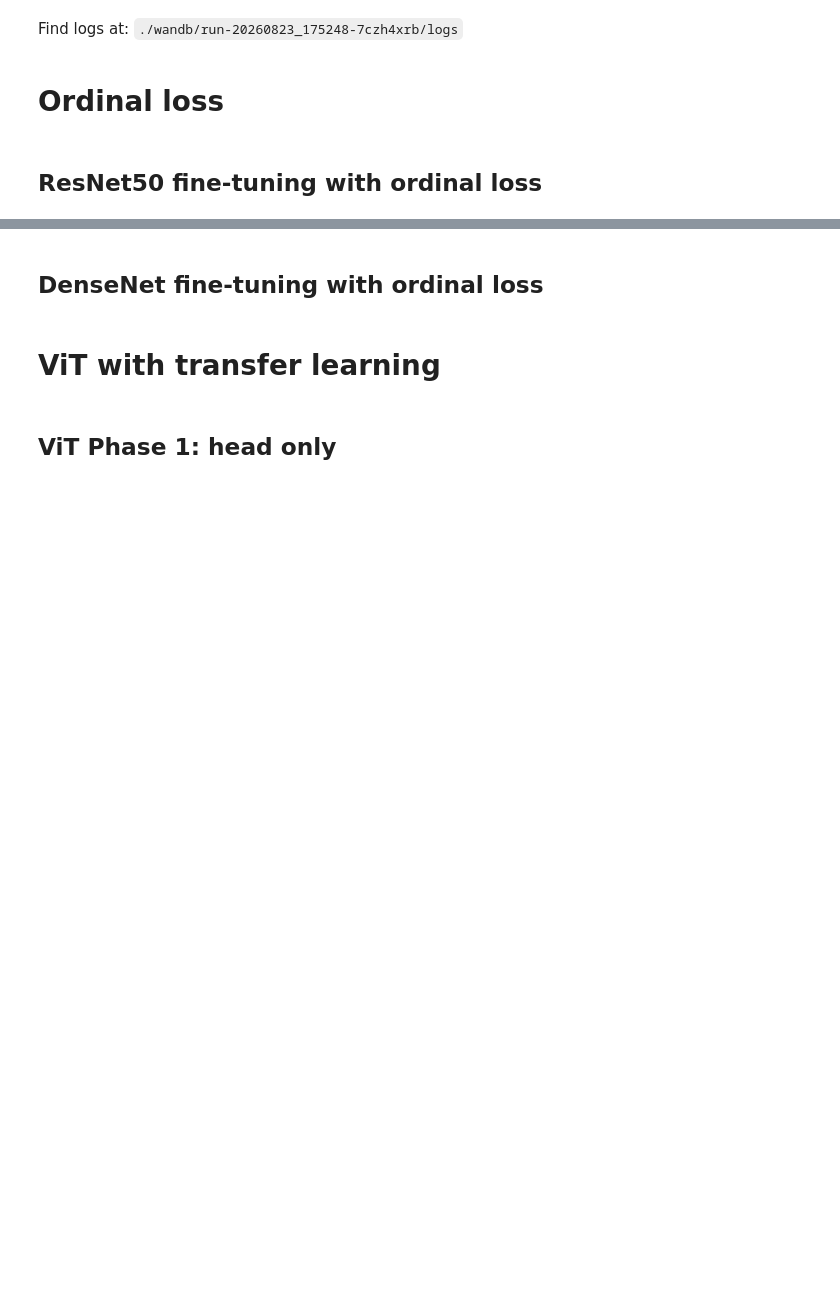
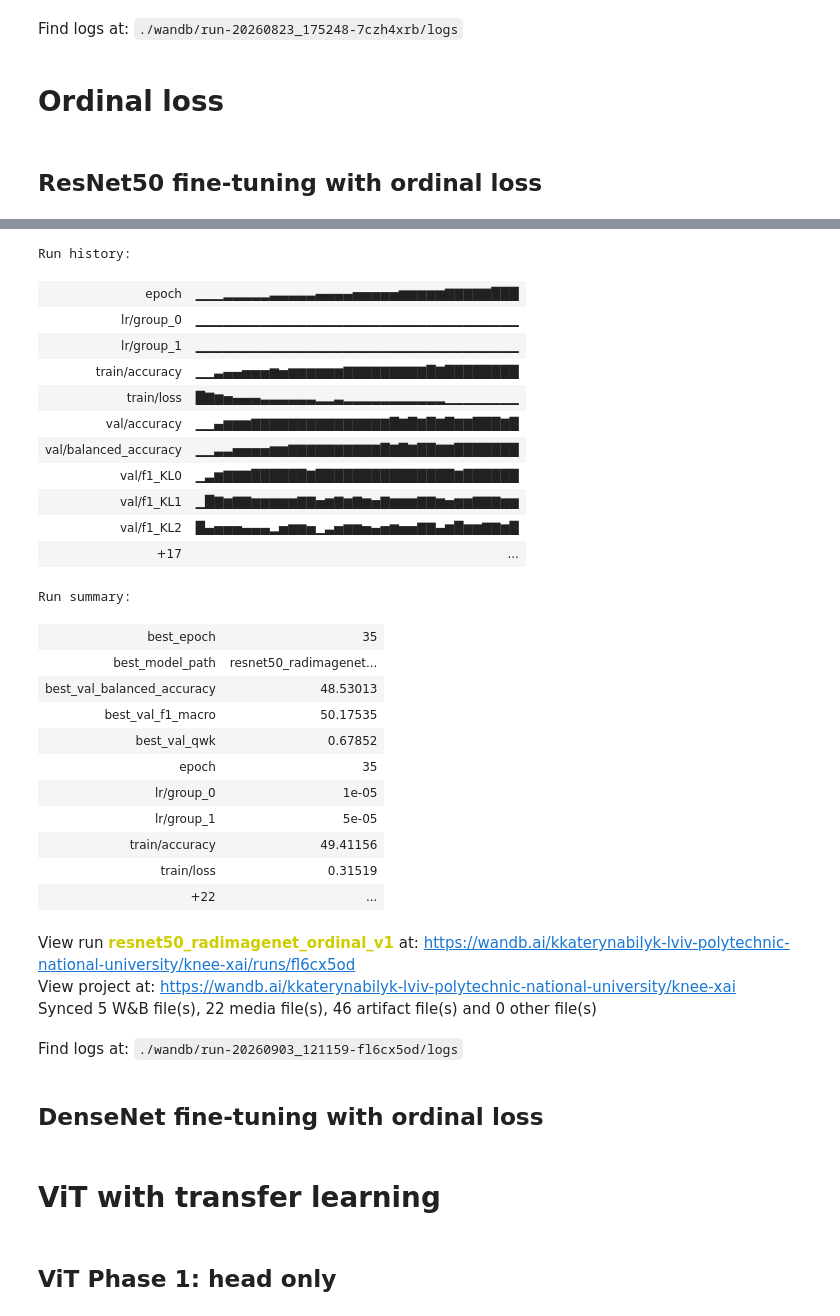
Before and after one commit to kubyllka/knee-osteoarthritis-xai, a Jupyter notebook: knee-osteoarthritis-anysis.ipynb, the cells around one changed output, grey strips where cells are left out. Saved outputs shown, nothing was run; the diff lists cells and outputs as text; code cells hidden in the pictures; blank space fills up the shorter version.

```diff
--- a/knee-osteoarthritis-anysis.ipynb
+++ b/knee-osteoarthritis-anysis.ipynb
@@ -3747,0 +4007,22 @@ resnet_ordinal_model, best_val_metrics = finalize_run_ordinal(
+# %%
+RUN_NAME = "resnet50_radimagenet_ordinal_v1"
+
+best_model_path = f"{RUN_NAME}_best.pth"
+# %%
+resnet_radimagenet_ordinal, best_val_f1, best_epoch, best_model_path = train_model_ordinal(
+    model=resnet_radimagenet_ordinal,
+    train_loader=train_loader,
+    val_loader=val_loader,
+    criterion=criterion_ordinal,
+    optimizer=optimizer_ordinal,
+    scheduler=scheduler_ordinal,
+    device=device,
+    config=config_resnet_radimagenet_ordinal,
+    run=run,
+    best_model_path=best_model_path,
+    early_stopping=EarlyStopping(
+            patience=6,
+            min_delta=0.001
+    ),
+    num_classes=NUM_CLASSES
+)
@@ -3747,0 +4047,15 @@ resnet_ordinal_model, best_val_metrics = finalize_run_ordinal(
+# %%
+resnet_radimagenet_ordinal, best_val_metrics = finalize_run_ordinal(
+    model=resnet_radimagenet_ordinal,
+    val_loader=val_loader,
+    criterion=criterion_ordinal,
+    device=device,
+    config=config_resnet_radimagenet_ordinal,
+    run=run,
+    best_epoch=best_epoch,
+    best_val_f1=best_val_f1,
+    best_model_path=best_model_path,
+    artifact_name="resnet50_radimagenet_ordinal_v1",
+    num_classes=NUM_CLASSES
+)
+# %% [output]
@@ -3747,0 +4063,28 @@ resnet_ordinal_model, best_val_metrics = finalize_run_ordinal(
+Run history:
+| epoch | ▁▁▁▂▂▂▂▂▃▃▃▃▃▄▄▄▄▅▅▅▅▅▆▆▆▆▆▇▇▇▇▇███ |
+| lr/group_0 | ▁▁▁▁▁▁▁▁▁▁▁▁▁▁▁▁▁▁▁▁▁▁▁▁▁▁▁▁▁▁▁▁▁▁▁ |
+| lr/group_1 | ▁▁▁▁▁▁▁▁▁▁▁▁▁▁▁▁▁▁▁▁▁▁▁▁▁▁▁▁▁▁▁▁▁▁▁ |
+| train/accuracy | ▁▁▃▄▄▅▅▅▆▅▆▆▆▆▆▆▇▇▇▇▇▇▇▇▇█▇████████ |
+| train/loss | █▇▆▅▄▄▄▃▃▃▃▃▃▂▂▃▂▂▂▂▂▂▂▂▂▂▂▁▁▁▁▁▁▁▁ |
+| val/accuracy | ▁▁▄▆▆▆▇▇▇▇▇▇▇▇▇▇▇▇▇▇▇█▇█▇█▇█▇▇███▇█ |
+| val/balanced_accuracy | ▁▁▃▃▅▅▅▅▆▆▇▇▇▇▇▇▇▇▇▇█▇█▇██▇▇███████ |
+| val/f1_KL0 | ▁▃▆▇▇▇██████▇███████████████▇██████ |
+| val/f1_KL1 | ▁█▇▆▇▇▆▆▆▆▆▇▇▅▆▇▆▇▆▅▇▆▆▆▇▇▆▅▆▆▇▇▇▆▆ |
+| val/f1_KL2 | █▄▅▅▅▄▄▄▂▅▆▆▅▁▃▅▆▆▅▄▅▆▅▅▇▇▄▆█▆▆▇▇▆█ |
+| +17 | ... |
+Run summary:
+| best_epoch | 35 |
+| best_model_path | resnet50_radimagenet... |
+| best_val_balanced_accuracy | 48.53013 |
+| best_val_f1_macro | 50.17535 |
+| best_val_qwk | 0.67852 |
+| epoch | 35 |
+| lr/group_0 | 1e-05 |
+| lr/group_1 | 5e-05 |
+| train/accuracy | 49.41156 |
+| train/loss | 0.31519 |
+| +22 | ... |
+View run resnet50_radimagenet_ordinal_v1 at: https://wandb.ai/kkaterynabilyk-lviv-polytechnic-national-university/knee-xai/runs/fl6cx5od
+View project at: https://wandb.ai/kkaterynabilyk-lviv-polytechnic-national-university/knee-xai
+Synced 5 W&B file(s), 22 media file(s), 46 artifact file(s) and 0 other file(s)
+Find logs at: ./wandb/run-20260903_121159-fl6cx5od/logs
```
Also changed, not shown: parts of 27 cells of this notebook.
